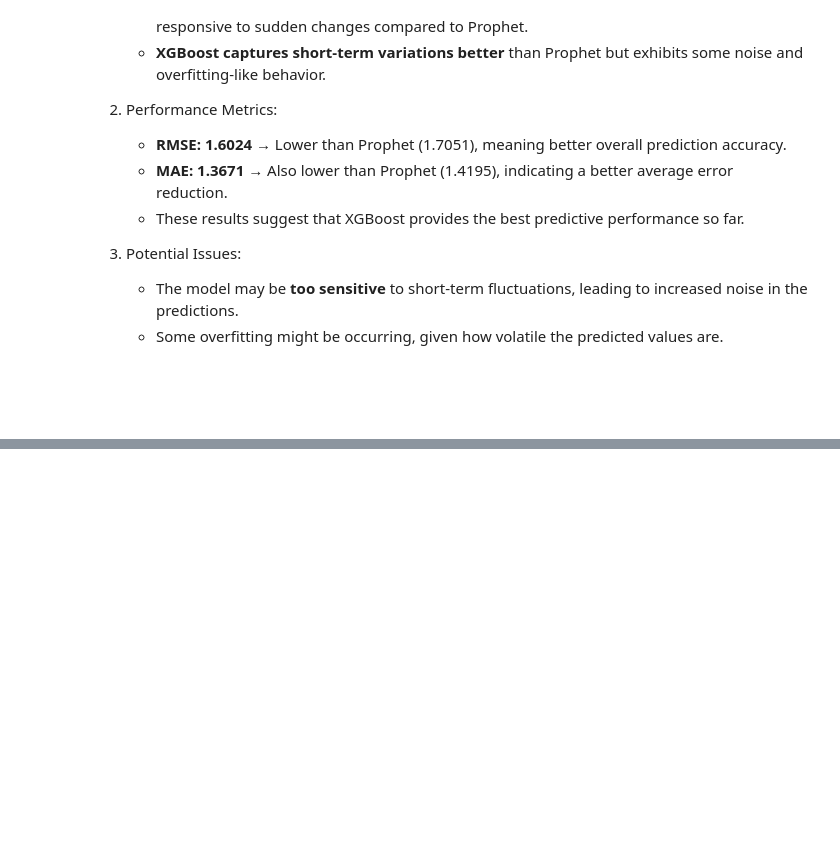
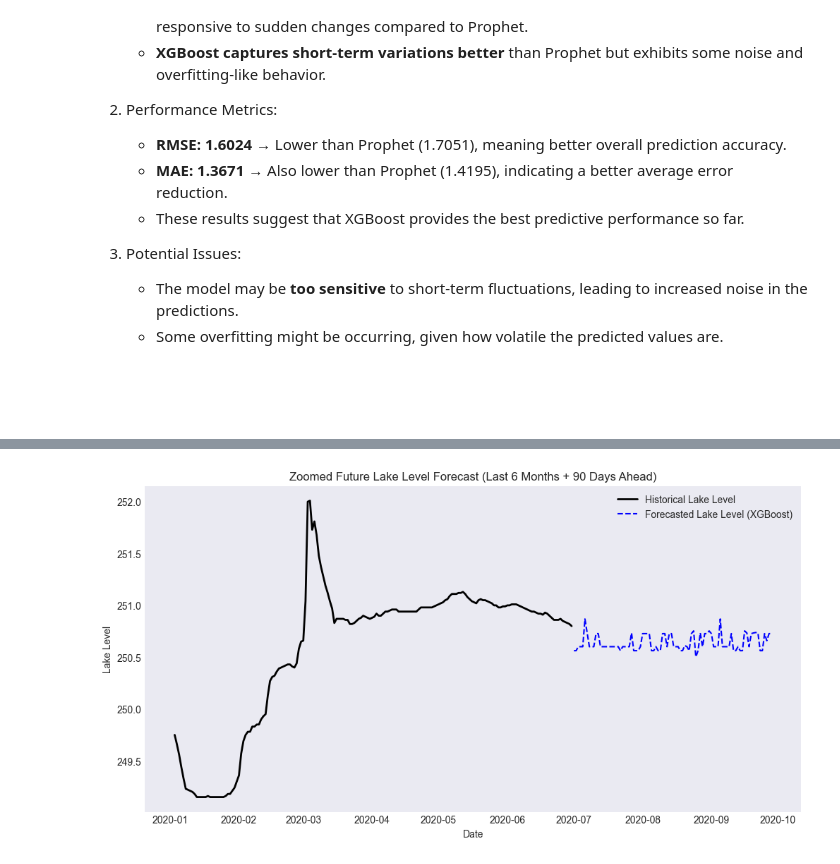
Before and after one commit to jenuzho/SMART-WATER-ANALYTICS-Times-Series, a Jupyter notebook: src/Water_Analysis.ipynb, the cells around one changed output, grey strips where cells are left out. Saved outputs shown, nothing was run; the diff lists cells and outputs as text; code cells hidden in the pictures; blank space fills up the shorter version.

Commit message:
Final steps

```diff
--- a/src/Water_Analysis.ipynb
+++ b/src/Water_Analysis.ipynb
@@ -1673,0 +1679,6 @@ print(f"✅ Optimized XGBoost RMSE: {rmse:.4f}")
+# %%
+# Load the saved model
+model_xgb_loaded = joblib.load(save_path)
+
+# Check if the loaded model is working
+print(f"✅ Loaded Model Test: {model_xgb_loaded}")
@@ -1792,0 +1880,14 @@ The evaluation is based on key performance metrics: **RMSE (Root Mean Squared Er
+# %%
+# Step 1: Load the saved model (if not already in memory)
+import joblib
+save_path = r"C:\Users\Jen\Desktop\REPOSITORIOS\SMART-WATER-ANALYTICS-Times-Series\XGboost_Model\xgboost_model.pkl"
+model_xgb_loaded = joblib.load(save_path)
+
+# Step 2: Predict future lake levels
+future_predictions = model_xgb_loaded.predict(future_X)
+
+# Step 3: Add predictions to the future DataFrame
+future_df['Predicted_Lake_Level'] = future_predictions
+
+# Step 4: Display the first few predictions
+print(future_df[['Predicted_Lake_Level']].head())
@@ -1792,0 +1902,26 @@ The evaluation is based on key performance metrics: **RMSE (Root Mean Squared Er
+# %%
+import matplotlib.pyplot as plt
+
+# Define the start date for the zoomed-in plot (last 6 months)
+zoom_start_date = df.index[-180]  # Last 180 days of historical data
+
+plt.figure(figsize=(12, 6))
+
+# Plot last 6 months of historical lake levels
+plt.plot(df.loc[zoom_start_date:].index, df.loc[zoom_start_date:]['Lake_Level'],
+         label="Historical Lake Level", color='black', linewidth=2)
+
+# Plot future predictions (90 days ahead)
+plt.plot(future_df.index, future_df['Predicted_Lake_Level'],
+         label="Forecasted Lake Level (XGBoost)", color='blue', linestyle="dashed")
+
+# Formatting
+plt.xlabel("Date")
+plt.ylabel("Lake Level")
+plt.title("Zoomed Future Lake Level Forecast (Last 6 Months + 90 Days Ahead)")
+plt.legend()
+plt.grid()
+
+plt.show()
+# %% [output]
+[figure, added]
```
Also changed, not shown: parts of 18 cells of this notebook.
